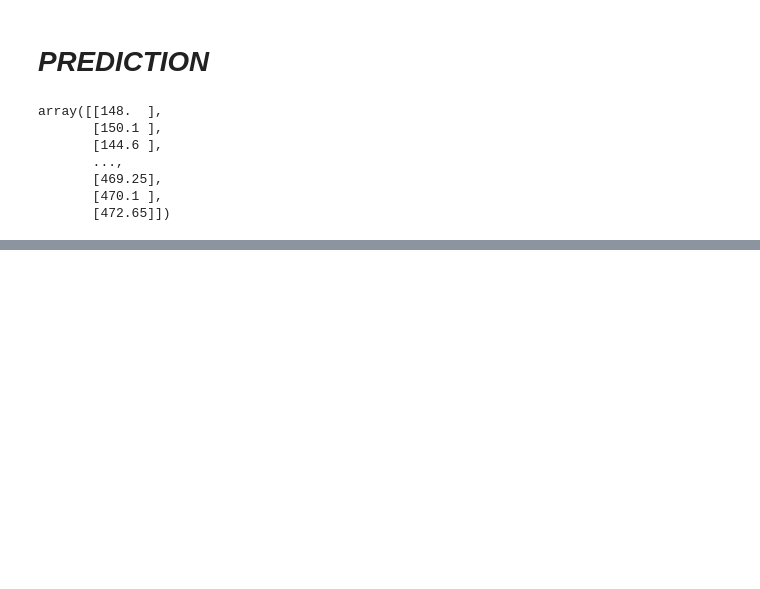
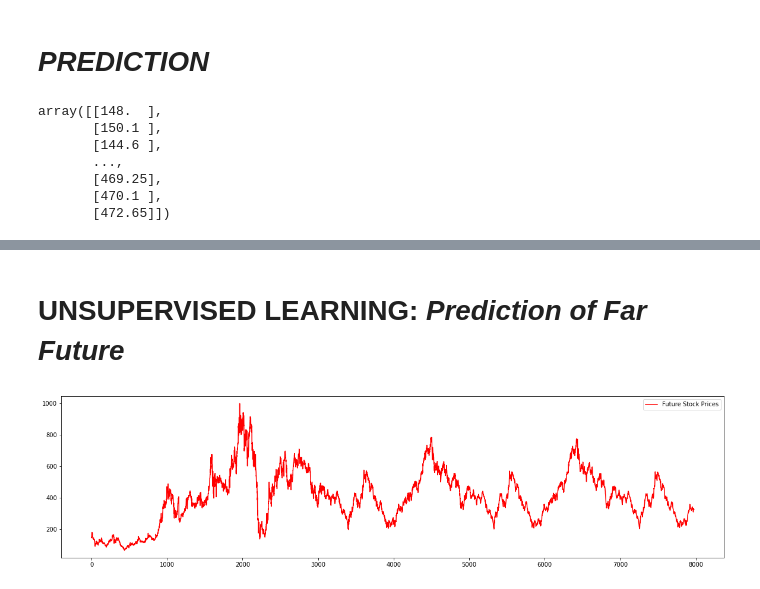
Before and after one commit to Rajdeep2121/LSTM-Stock-Prediction, a Jupyter notebook: TATA/TATASTEEL.ipynb, the cells around one changed output, grey strips where cells are left out. Saved outputs shown, nothing was run; the diff lists cells and outputs as text; code cells hidden in the pictures; blank space fills up the shorter version.

```diff
--- a/TATA/TATASTEEL.ipynb
+++ b/TATA/TATASTEEL.ipynb
@@ -191,5 +263,0 @@ plt.show()
-# %%
-pred = pred[~np.isnan(pred)]
-new_pred = [[i] for i in pred]      #converting back to 2D array
-new_pred = np.array(new_pred)
-new_pred
@@ -211,0 +270,4 @@ rmse is: 0.60 %
+# %%
+predictions = [['Date','Predicted','Real']]
+for i in range(len(pred)):
+    predictions.append([test_dates[i][0], pred[i][0], y_test[i][0]])
@@ -211,0 +295,2 @@ rmse is: 0.60 %
+# %% [markdown]
+# UNSUPERVISED LEARNING: *Prediction of Far Future*
@@ -211,0 +306,37 @@ rmse is: 0.60 %
+# %%
+# DATA PREPROCESSING AND CLEANING
+test_set = pd.read_csv('TATASTEEL.csv')
+test_open = test_set.iloc[:,1:2].values #open prices
+test_dates = test_set.iloc[:,0:1].values #dates
+# %%
+# PREDICTING STOCKS FROM start TO end INDICES in batches of 50 and considering previous 10 samples
+def new_predicting(test_open,start,end):
+    for i in range(start,end):
+        x_test = []
+        # NORMALIZATION
+        sc = MinMaxScaler()
+        new_test_open = sc.fit_transform(test_open)
+        # CREATING INPUT STREAM OF DATA
+        for j in range(i,i+10):
+            x_test.append([new_test_open[i:i+50]])
+        x_test = np.reshape(x_test,(10,50,1))
+        # PREDICTION
+        pred = model.predict(x_test)
+        pred = sc.inverse_transform(pred)
+        # UPDATING TESTSET WITH THE PREDICTED VALUE
+        im_test_open = [i[0] for i in test_open]
+        im_test_open.append(pred[0][0])
+        test_open = []
+        test_open = [[i] for i in im_test_open]
+    return test_open
+
+start = 3000
+end = 6000
+new = new_predicting(test_open,start,end)
+# %%
+plt.figure(figsize=(20,5))
+plt.plot(new,color="red",label="Future Stock Prices")
+plt.legend()
+plt.show()
+# %% [output]
+[figure, added]
```
Also changed, not shown: parts of 23 cells of this notebook, 2 other files.
